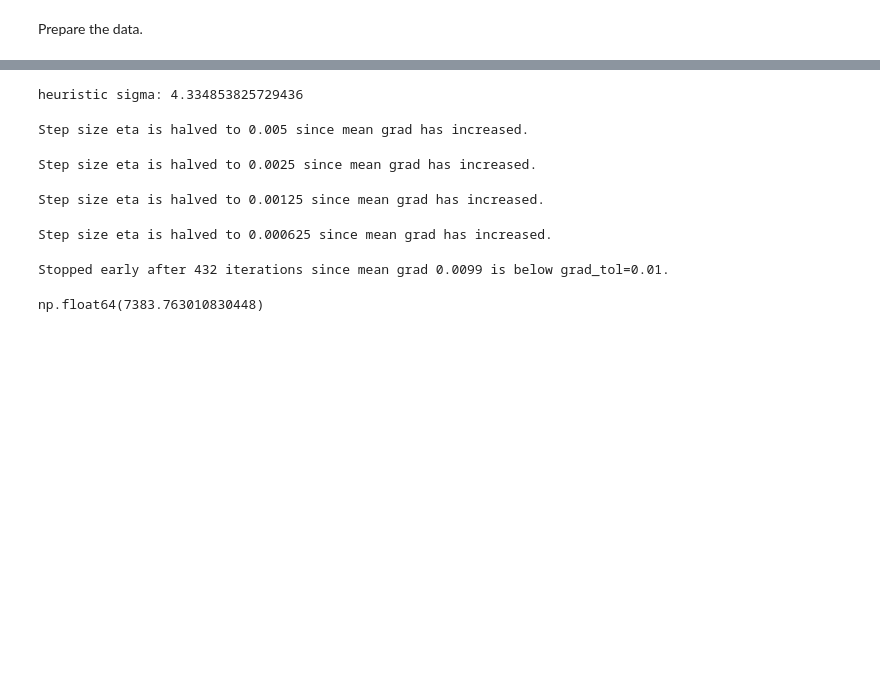
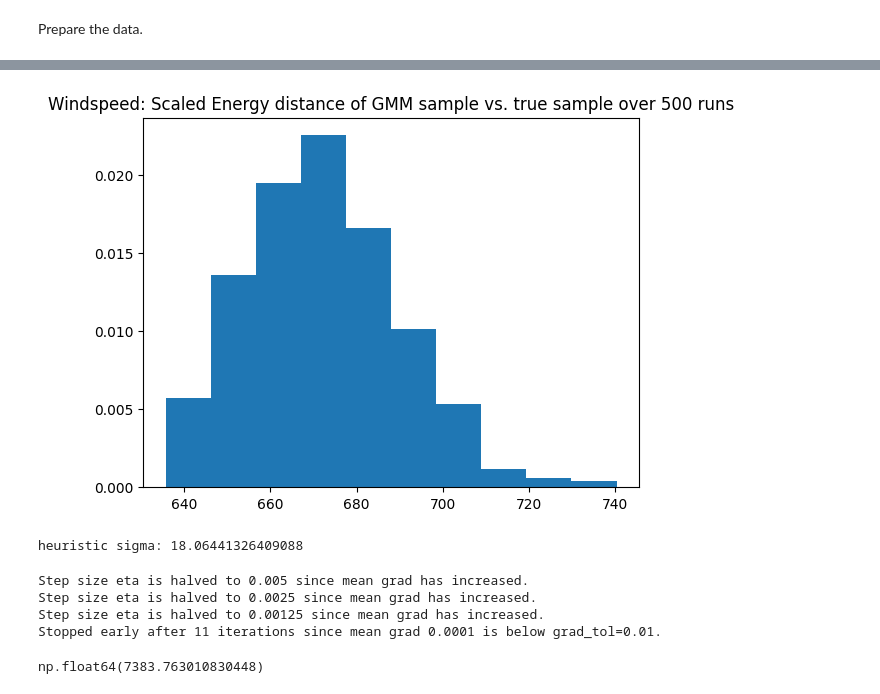
Before and after one commit to huimin-hu-stat/MAR, a Jupyter notebook: realdata.ipynb, the cells around one changed output, grey strips where cells are left out. Cells and saved outputs as stored; diff of their text form; code cells hidden in the pictures; blank space fills up the shorter version.

```diff
--- a/realdata.ipynb
+++ b/realdata.ipynb
@@ -108,5 +112,7 @@ torch.Size([96, 18])
 # %%
 energy_distance_gmm = [energy_distance_faster(Xstar, gmm.sample_gmm(mu, sigma, pi, X.shape[0]), scale=False) for _ in range(500)]
+# %%
+energy_distance_gmm_scaled = [energy_distance_faster(Xstar, gmm.sample_gmm(mu, sigma, pi, X.shape[0]), scale=True) for _ in range(500)]
 # %%
 plt.hist(energy_distance_gmm, density=True)
 plt.title('Energy distance of GMM sample vs. true sample over 500 runs')
@@ -116,10 +122,15 @@ plt.show()
+# %%
+plt.hist(energy_distance_gmm_scaled, density=True)
+plt.title('Windspeed: Scaled Energy distance of GMM sample vs. true sample over 500 runs')
+plt.show()
+# %% [output]
+[figure, added]
 # %%
-Xhat_FG = sample_flowgem(X, X, M)
+# Xhat_FG = sample_flowgem(X, X, M)
 # %% [output]
-heuristic sigma: 4.334853825729436
+heuristic sigma: 18.06441326409088
 Step size eta is halved to 0.005 since mean grad has increased.
+Step size eta is halved to 0.0025 since mean grad has increased.
+Step size eta is halved to 0.00125 since mean grad has increased.
+Stopped early after 11 iterations since mean grad 0.0001 is below grad_tol=0.01.
-Step size eta is halved to 0.0025 since mean grad has increased.
-Step size eta is halved to 0.00125 since mean grad has increased.
-Step size eta is halved to 0.000625 since mean grad has increased.
-Stopped early after 432 iterations since mean grad 0.0099 is below grad_tol=0.01.
 # %%
```
Also changed, not shown: parts of 7 cells of this notebook, 3 other files.
